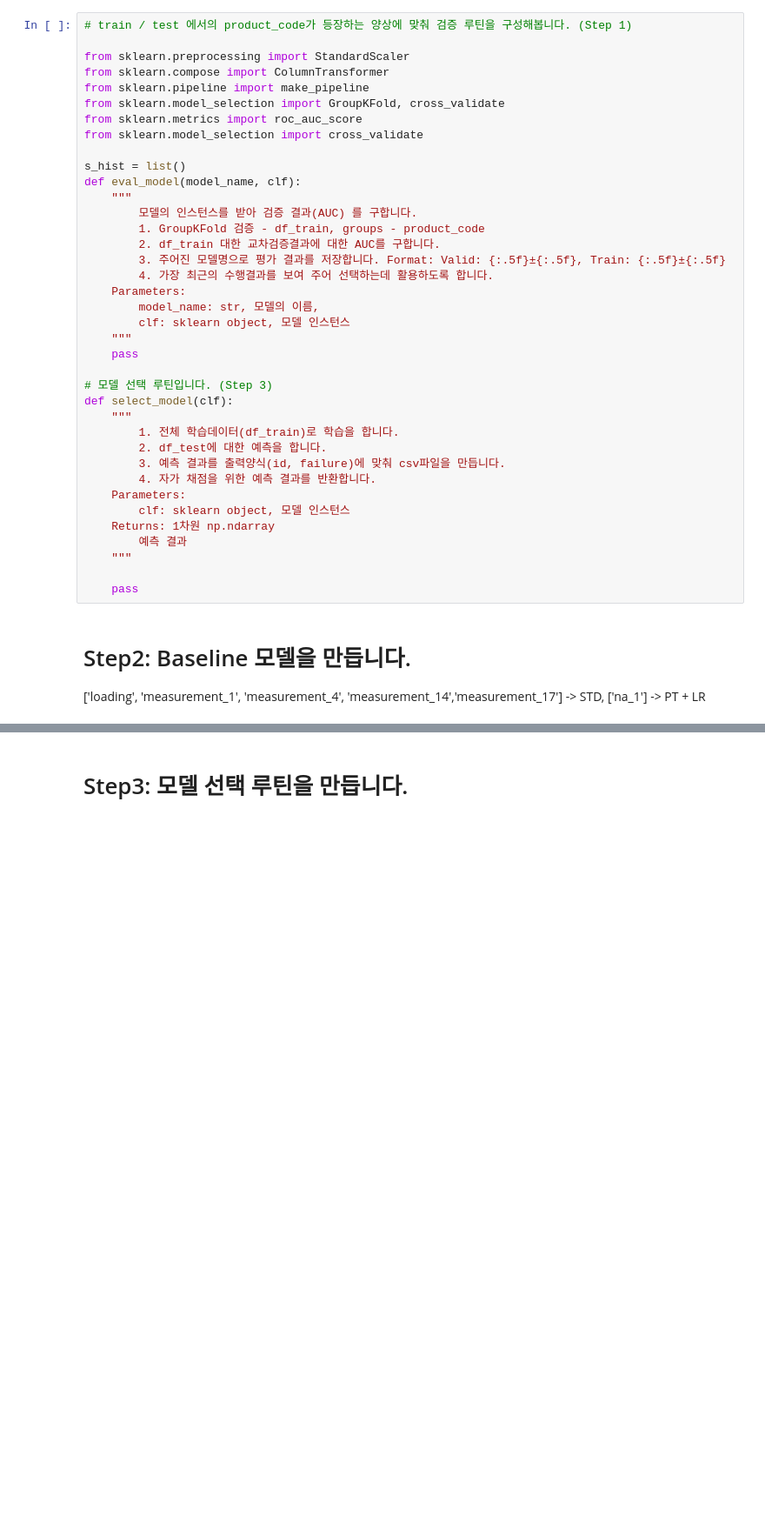
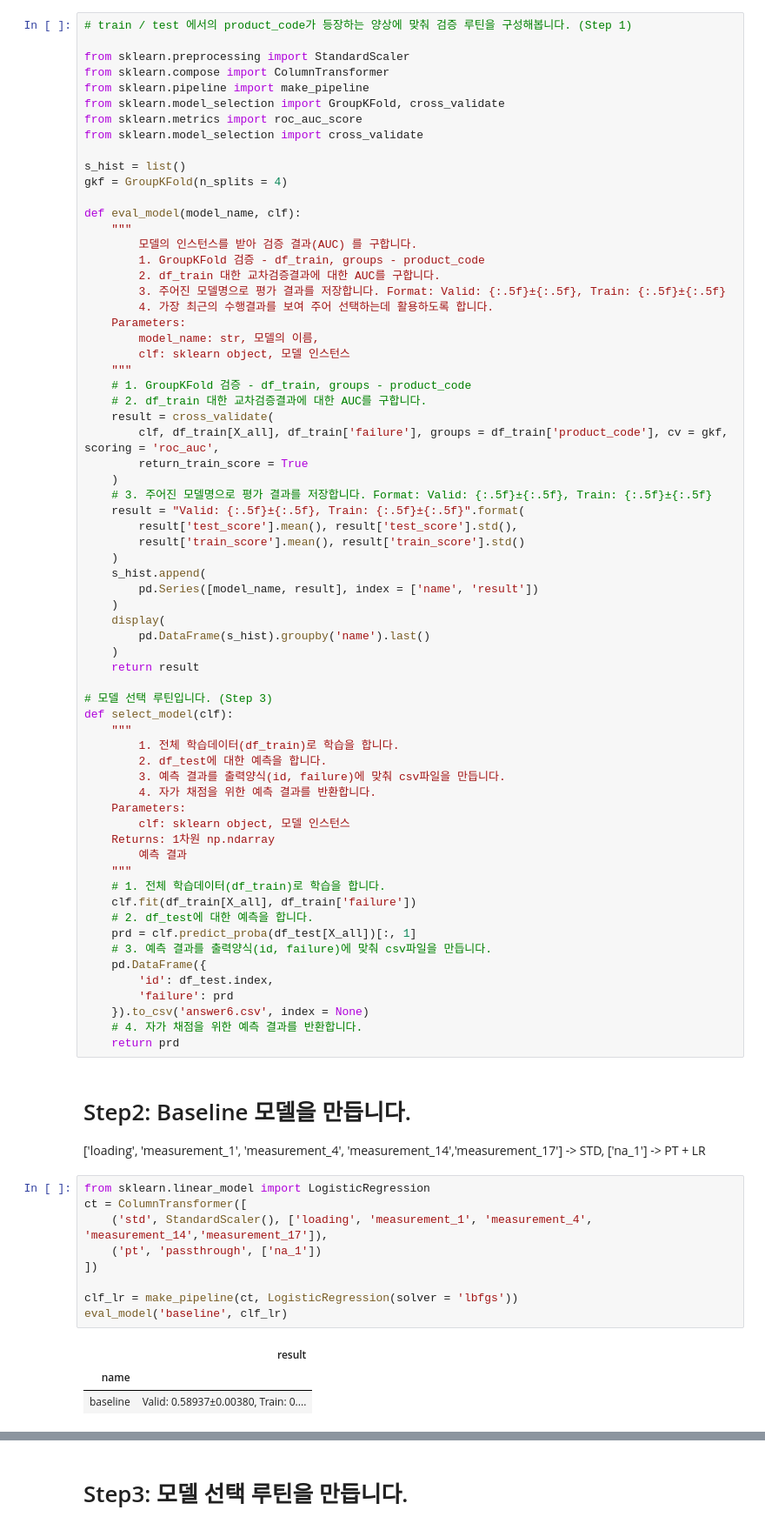
Before and after one commit to sunkusun9/DS_lv3_2506_1, a Jupyter notebook: sec_ds_lv3_prob1_kaggle.ipynb, the cells around one changed output, grey strips where cells are left out. Shown: that part at 87% size. Cells and saved outputs as stored; diff of their text form; blank space fills up the shorter version.

```diff
--- a/sec_ds_lv3_prob1_kaggle.ipynb
+++ b/sec_ds_lv3_prob1_kaggle.ipynb
@@ -51,6 +181,8 @@ from sklearn.metrics import roc_auc_score
 from sklearn.model_selection import cross_validate
 
 s_hist = list()
+gkf = GroupKFold(n_splits = 4)
+
 def eval_model(model_name, clf):
     """
         모델의 인스턴스를 받아 검증 결과(AUC) 를 구합니다.
@@ -62,7 +194,24 @@ def eval_model(model_name, clf):
         model_name: str, 모델의 이름,
         clf: sklearn object, 모델 인스턴스
     """
-    pass
+    # 1. GroupKFold 검증 - df_train, groups - product_code
+    # 2. df_train 대한 교차검증결과에 대한 AUC를 구합니다.
+    result = cross_validate(
+        clf, df_train[X_all], df_train['failure'], groups = df_train['product_code'], cv = gkf, scoring = 'roc_auc',
+        return_train_score = True
+    )
+    # 3. 주어진 모델명으로 평가 결과를 저장합니다. Format: Valid: {:.5f}±{:.5f}, Train: {:.5f}±{:.5f}
+    result = "Valid: {:.5f}±{:.5f}, Train: {:.5f}±{:.5f}".format(
+        result['test_score'].mean(), result['test_score'].std(),
+        result['train_score'].mean(), result['train_score'].std()
+    )
+    s_hist.append(
+        pd.Series([model_name, result], index = ['name', 'result'])
+    )
+    display(
+        pd.DataFrame(s_hist).groupby('name').last()
+    )
+    return result
 
 # 모델 선택 루틴입니다. (Step 3)
 def select_model(clf):
@@ -76,9 +225,31 @@ def select_model(clf):
     Returns: 1차원 np.ndarray
         예측 결과
     """
-
-    pass
+    # 1. 전체 학습데이터(df_train)로 학습을 합니다.
+    clf.fit(df_train[X_all], df_train['failure'])
+    # 2. df_test에 대한 예측을 합니다.
+    prd = clf.predict_proba(df_test[X_all])[:, 1]
+    # 3. 예측 결과를 출력양식(id, failure)에 맞춰 csv파일을 만듭니다.
+    pd.DataFrame({
+        'id': df_test.index,
+        'failure': prd
+    }).to_csv('answer6.csv', index = None)
+    # 4. 자가 채점을 위한 예측 결과를 반환합니다.
+    return prd
 # %% [markdown]
 # Step2: Baseline 모델을 만듭니다.
 
 ['loading', 'measurement_1', 'measurement_4', 'measurement_14','measurement_17'] -> STD, ['na_1'] -> PT + LR
+# %%
+from sklearn.linear_model import LogisticRegression
+ct = ColumnTransformer([
+    ('std', StandardScaler(), ['loading', 'measurement_1', 'measurement_4', 'measurement_14','measurement_17']),
+    ('pt', 'passthrough', ['na_1'])
+])
+
+clf_lr = make_pipeline(ct, LogisticRegression(solver = 'lbfgs'))
+eval_model('baseline', clf_lr)
+# %% [output]
+|  | result |
+| name |  |
+| baseline | Valid: 0.58937±0.00380, Train: 0.... |
```
Also changed, not shown: parts of 13 cells of this notebook.
